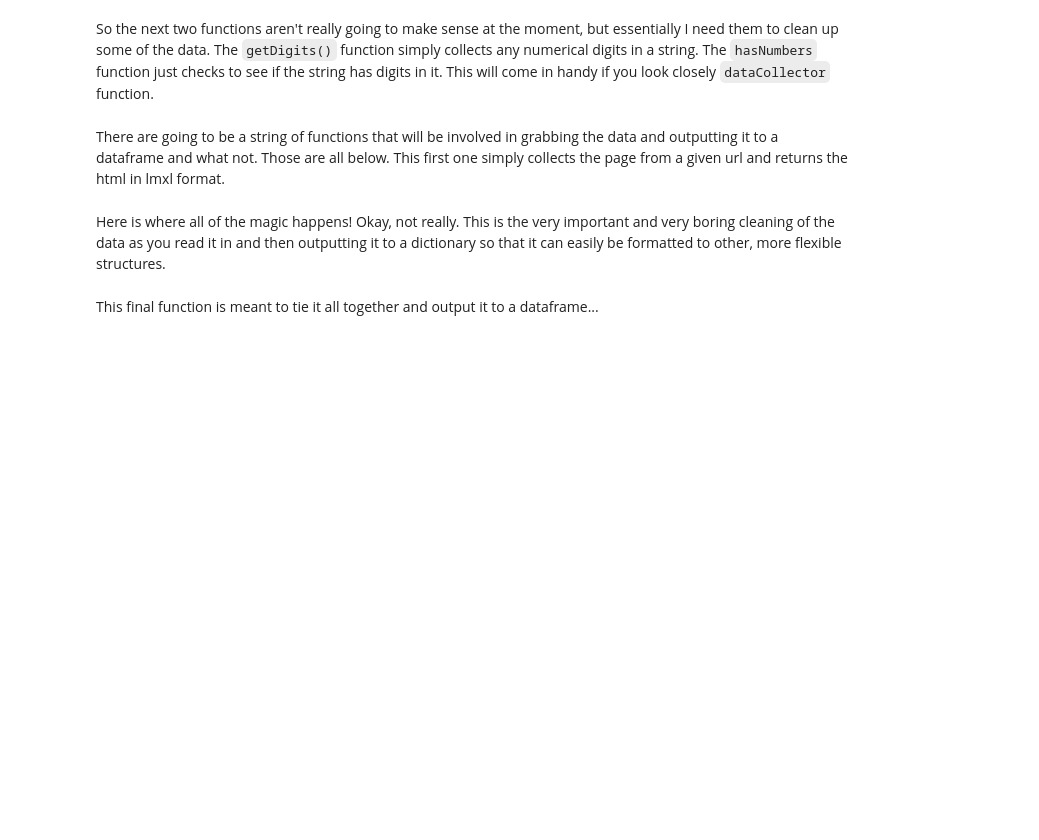
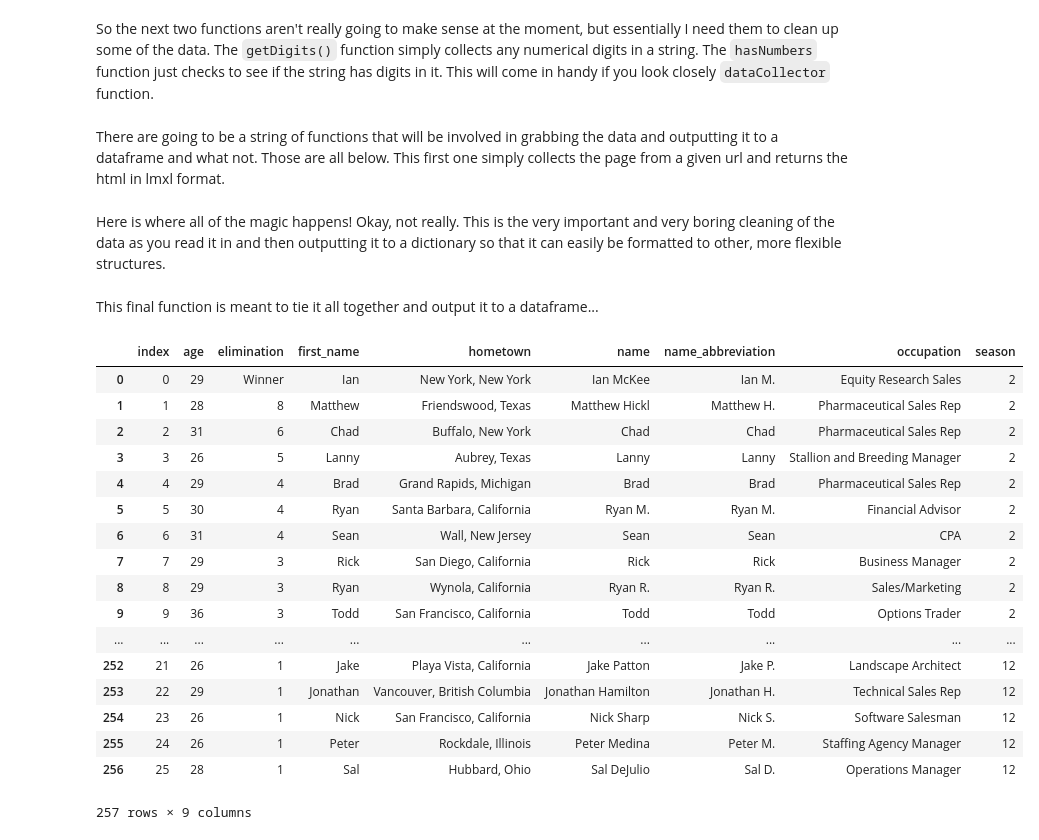
Before and after one commit to jcbain/bach_cast, a Jupyter notebook: bachelor_wiki_scraper.ipynb, the cells around one changed output. Cells and saved outputs as stored; diff of their text form; code cells hidden in the pictures; blank space fills up the shorter version.

Commit message:
find first names

```diff
--- a/bachelor_wiki_scraper.ipynb
+++ b/bachelor_wiki_scraper.ipynb
@@ -95,8 +95,13 @@ def dataCollector(soup):
     # find the first name with last name abbreviation
     name_abbreviation = []
 
+    # find the first name only
+    first_names = []
+
     for name in tbl_d['name']:
         names = name.split(" ")
+        fn = names[0]
+        first_names.append(fn)
 
         new_names = []
         for name in names:
@@ -112,6 +117,7 @@ def dataCollector(soup):
         name_abbreviation.append(new_name)
 
     tbl_d['name_abbreviation'] = name_abbreviation
+    tbl_d['first_name'] = first_names
 
     new_ages = []
     for age in tbl_d['age']:
@@ -165,3 +171,24 @@ bachelor_frame = frameMaker(bachelor_urls)
 bachelorette_frame.to_csv('data/bachelorette_contestants.csv', index = False)
 # %%
 bachelor_frame.to_csv('data/bachelor_contestants.csv', index = False)
+# %%
+bachelorette_frame
+# %% [output]
+|  | index | age | elimination | first_name | hometown | name | name_abbreviation | occupation | season |
+| 0 | 0 | 29 | Winner | Ian | New York, New York | Ian McKee | Ian M. | Equity Research Sales | 2 |
+| 1 | 1 | 28 | 8 | Matthew | Friendswood, Texas | Matthew Hickl | Matthew H. | Pharmaceutical Sales Rep | 2 |
+| 2 | 2 | 31 | 6 | Chad | Buffalo, New York | Chad | Chad | Pharmaceutical Sales Rep | 2 |
+| 3 | 3 | 26 | 5 | Lanny | Aubrey, Texas | Lanny | Lanny | Stallion and Breeding Manager | 2 |
+| 4 | 4 | 29 | 4 | Brad | Grand Rapids, Michigan | Brad | Brad | Pharmaceutical Sales Rep | 2 |
+| 5 | 5 | 30 | 4 | Ryan | Santa Barbara, California | Ryan M. | Ryan M. | Financial Advisor | 2 |
+| 6 | 6 | 31 | 4 | Sean | Wall, New Jersey | Sean | Sean | CPA | 2 |
+| 7 | 7 | 29 | 3 | Rick | San Diego, California | Rick | Rick | Business Manager | 2 |
+| 8 | 8 | 29 | 3 | Ryan | Wynola, California | Ryan R. | Ryan R. | Sales/Marketing | 2 |
+| 9 | 9 | 36 | 3 | Todd | San Francisco, California | Todd | Todd | Options Trader | 2 |
+| ... | ... | ... | ... | ... | ... | ... | ... | ... | ... |
+| 252 | 21 | 26 | 1 | Jake | Playa Vista, California | Jake Patton | Jake P. | Landscape Architect | 12 |
+| 253 | 22 | 29 | 1 | Jonathan | Vancouver, British Columbia | Jonathan Hamilton | Jonathan H. | Technical Sales Rep | 12 |
+| 254 | 23 | 26 | 1 | Nick | San Francisco, California | Nick Sharp | Nick S. | Software Salesman | 12 |
+| 255 | 24 | 26 | 1 | Peter | Rockdale, Illinois | Peter Medina | Peter M. | Staffing Agency Manager | 12 |
+| 256 | 25 | 28 | 1 | Sal | Hubbard, Ohio | Sal DeJulio | Sal D. | Operations Manager | 12 |
+257 rows × 9 columns
```
Also changed, not shown: 1 other file.
